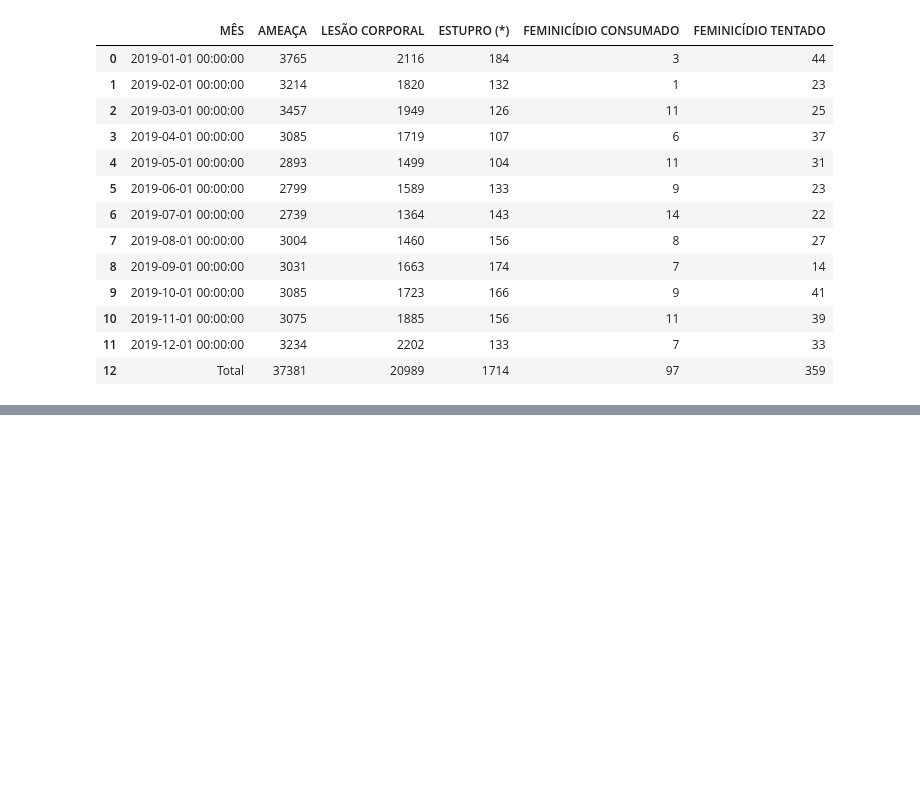
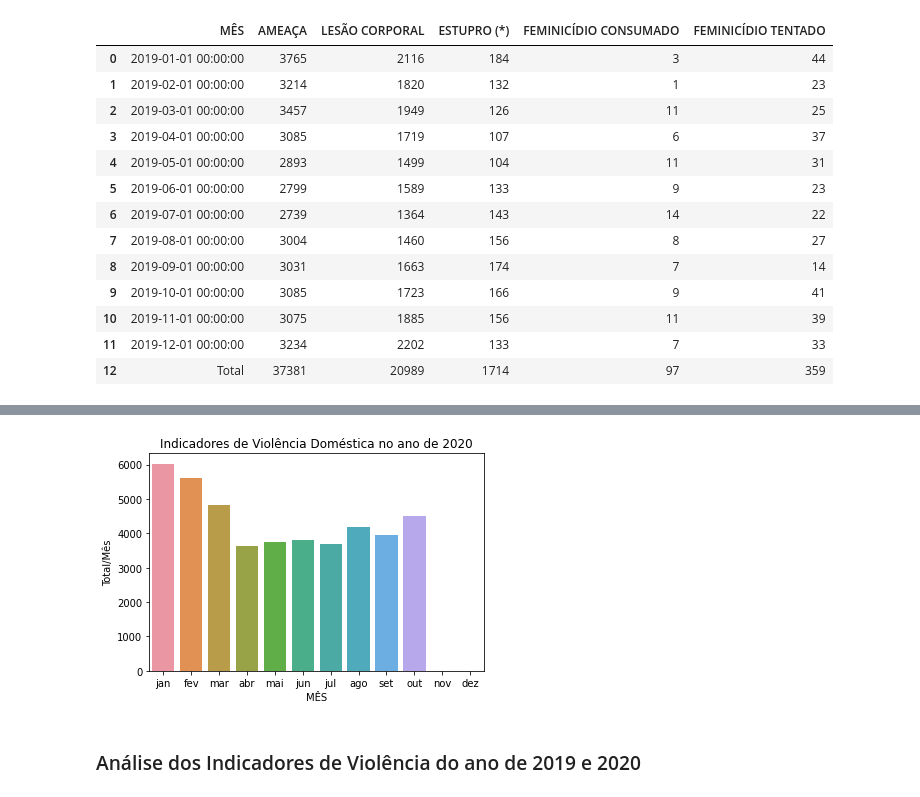
Before and after one commit to wagnerinacio16/Violencia-Domestica-no-RS---Data-Analysis, a Jupyter notebook: trab1-Saimon-Wagner.ipynb, the cells around one changed output, grey strips where cells are left out. Saved outputs shown, nothing was run; the diff lists cells and outputs as text; code cells hidden in the pictures; blank space fills up the shorter version.

```diff
--- a/trab1-Saimon-Wagner.ipynb
+++ b/trab1-Saimon-Wagner.ipynb
@@ -14,0 +20,4 @@ import pandas as pd
+# %%
+#Path do dataset:
+dataset_2019 = 'dataset/dataset-2019.xlsx'
+dataset_2020 = 'dataset/dataset-2020.xlsx'
@@ -182,0 +375,4 @@ tentado_2019.rename(columns = {0:"Cidades", 1: "jan/19", 2: "fev/19", 3: "mar/19
+# %%
+#Carregando o Data Frame de indicadores do ano de 2020
+#Tabela de Dados - Carregando os dados Indicadores da tabela "GERAL"
+carga_2020 = pd.read_excel(dataset_2020, sheet_name="GERAL", skiprows=range(9), nrows=18)
@@ -182,0 +403,13 @@ tentado_2019.rename(columns = {0:"Cidades", 1: "jan/19", 2: "fev/19", 3: "mar/19
+# %%
+#Removendo colunas que possui somente valores vazios;
+geral = carga_2020.dropna(axis=1, how='all')
+#Removendo linhas que possui somente valores váxios/
+geral_2020 = geral.dropna(how='all')
+#Removendo colunas que não apresenta importância para análise
+geral_2020 = geral.drop(columns=['Unnamed: 6','Unnamed: 9'])
+# Removendo linhas que não apresenta importância para análise
+geral_2020 = geral_2020.drop([0,1,2,3,4])
+#Subistituindo valores "NaN" por ZERO;
+geral_2020 = geral_2020.replace(np.nan,0)
+#Reinciando os valores dos indíces
+geral_2020 = geral_2020.reset_index(drop=True)
@@ -182,0 +898,11 @@ tentado_2019.rename(columns = {0:"Cidades", 1: "jan/19", 2: "fev/19", 3: "mar/19
+# %%
+#Somando as linhas(soma total de todos os tipos de VioLência por mês)
+geral_2020["Total/Mês"] = geral_2020.sum(axis=1)
+#Dataframe apenas com relação de mês / Total de violência
+data20 = geral_2020[['MÊS','Total/Mês']]
+#Apagando a linha de soma total de violência por ano
+data20 = data20.drop(12)
+# Renomeando Meses antes de gerar o gráfico
+data20['MÊS'] = ['jan','fev','mar', 'abr','mai','jun','jul','ago','set','out','nov','dez']
+#Vizualização do Frame - 2019
+data20
@@ -182,0 +923,8 @@ tentado_2019.rename(columns = {0:"Cidades", 1: "jan/19", 2: "fev/19", 3: "mar/19
+# %%
+#GRÁFICO DE BARRAS - TOTAL DE VIOLÊNCIA POR MÊS EM 2020
+barra20 = sns.barplot(x=data20['MÊS'],y=data20['Total/Mês'])
+title = plt.title("Indicadores de Violência Doméstica no ano de 2020")
+# %% [output]
+[figure, added]
+# %% [markdown]
+### Análise dos Indicadores de Violência do ano de 2019 e 2020
```
Also changed, not shown: parts of 248 cells of this notebook.
